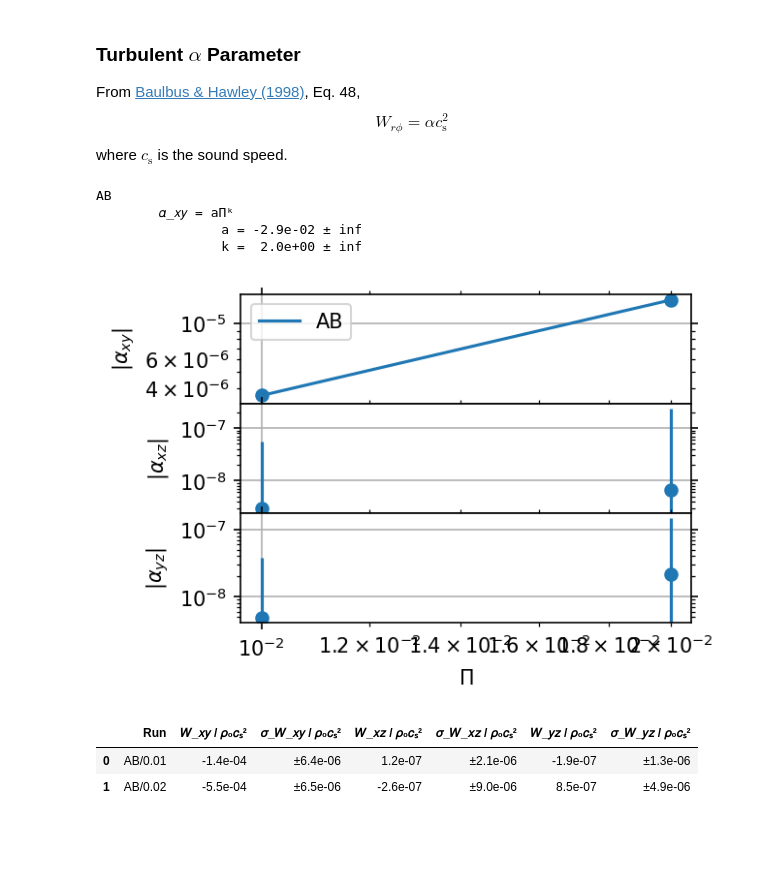
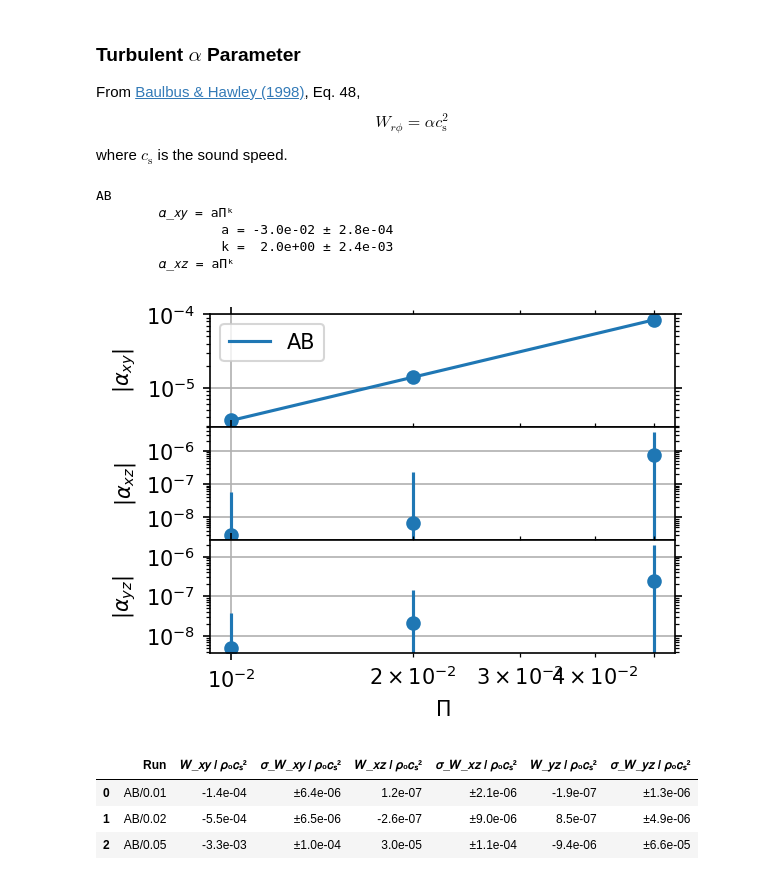
Before and after one commit to sabaronett/streaming-instability, a Jupyter notebook: ipynb/ReStress.ipynb, the cells around one changed output. Drawn from its saved outputs; the diff is of its cells as text; code cells hidden in the pictures; blank space fills up the shorter version.

```diff
--- a/ipynb/ReStress.ipynb
+++ b/ipynb/ReStress.ipynb
@@ -128,7 +128,7 @@ from scipy.optimize import curve_fit
 fig, axs = plt.subplots(3, 1, sharex='col', figsize=(4, 3), dpi=150)
 workdir = '../unstrat'
 cases = [['AB', 2.0, 'tab:blue']]#, ['BA', 20.0, 'tab:orange']]
-Pis = [0.01, 0.02]#, 0.05, 0.10]
+Pis = [0.01, 0.02, 0.05]#, 0.10]
 res = '2048'
 runs = []
 Wxy_avg, Wxz_avg, Wyz_avg = [], [], []
@@ -190,7 +190,7 @@ for i, case in enumerate(cases):
     print('\t𝛼_𝑥𝑦 = aΠᵏ')
     print(f'\t\ta = {popt_xy[0]:8.1e} ± {perr_xy[0]:.1e}')
     print(f'\t\tk = {popt_xy[1]:8.1e} ± {perr_xy[1]:.1e}')
-    # print('\t𝛼_𝑥𝑧 = aΠᵏ')
+    print('\t𝛼_𝑥𝑧 = aΠᵏ')
     # print(f'\t\ta = {popt_xz[0]:8.1e} ± {perr_xz[0]:.1e}')
     # print(f'\t\tk = {popt_xz[1]:8.1e} ± {perr_xz[1]:.1e}')
     # print('\t𝛼_𝑦𝑧 = aΠᵏ')
@@ -228,36 +228,38 @@ df = pd.DataFrame({
     '𝑊_𝑥𝑦 / 𝜌₀𝑐ₛ²'   : Wxy_avg,
     '𝜎_𝑊_𝑥𝑦 / 𝜌₀𝑐ₛ²' : Wxy_std,
     # '𝛼_𝑥𝑦 / 𝜌₀'      : np.asarray(alpha_xy_avg).flat,
     # '𝜎_𝛼_𝑥𝑦 / 𝜌₀'    : np.asarray(alpha_xy_std).flat,
     '𝑊_𝑥𝑧 / 𝜌₀𝑐ₛ²'   : Wxz_avg,
     '𝜎_𝑊_𝑥𝑧 / 𝜌₀𝑐ₛ²' : Wxz_std,
     # '𝛼_𝑥𝑧 / 𝜌₀'      : np.asarray(alpha_xz_avg).flat,
     # '𝜎_𝛼_𝑥𝑧 / 𝜌₀'    : np.asarray(alpha_xz_std).flat,
     '𝑊_𝑦𝑧 / 𝜌₀𝑐ₛ²'   : Wyz_avg,
     '𝜎_𝑊_𝑦𝑧 / 𝜌₀𝑐ₛ²' : Wyz_std,
     # '𝛼_𝑦𝑧 / 𝜌₀'      : np.asarray(alpha_yz_avg).flat,
     # '𝜎_𝛼_𝑦𝑧 / 𝜌₀'    : np.asarray(alpha_yz_std).flat,
     })
 df.style.format({
     '𝑊_𝑥𝑦 / 𝜌₀𝑐ₛ²'   : '{:.1e}',
     '𝜎_𝑊_𝑥𝑦 / 𝜌₀𝑐ₛ²' : '±{:.1e}',
     # '𝛼_𝑥𝑦 / 𝜌₀'      : '{:.1e}',
     # '𝜎_𝛼_𝑥𝑦 / 𝜌₀'    : '±{:.1e}',
     '𝑊_𝑥𝑧 / 𝜌₀𝑐ₛ²'   : '{:.1e}',
     '𝜎_𝑊_𝑥𝑧 / 𝜌₀𝑐ₛ²' : '±{:.1e}',
     # '𝛼_𝑥𝑧 / 𝜌₀'      : '{:.1e}',
     # '𝜎_𝛼_𝑥𝑧 / 𝜌₀'    : '±{:.1e}',
     '𝑊_𝑦𝑧 / 𝜌₀𝑐ₛ²'   : '{:.1e}',
     '𝜎_𝑊_𝑦𝑧 / 𝜌₀𝑐ₛ²' : '±{:.1e}',
     # '𝛼_𝑦𝑧 / 𝜌₀'      : '{:.1e}',
     # '𝜎_𝛼_𝑦𝑧 / 𝜌₀'    : '±{:.1e}',
     })
 # %% [output]
 AB
         𝛼_𝑥𝑦 = aΠᵏ
-                a = -2.9e-02 ± inf
-                k =  2.0e+00 ± inf
+                a = -3.0e-02 ± 2.8e-04
+                k =  2.0e+00 ± 2.4e-03
+        𝛼_𝑥𝑧 = aΠᵏ
-[figure, old version]
+[figure, new version]
 |  | Run | 𝑊_𝑥𝑦 / 𝜌₀𝑐ₛ² | 𝜎_𝑊_𝑥𝑦 / 𝜌₀𝑐ₛ² | 𝑊_𝑥𝑧 / 𝜌₀𝑐ₛ² | 𝜎_𝑊_𝑥𝑧 / 𝜌₀𝑐ₛ² | 𝑊_𝑦𝑧 / 𝜌₀𝑐ₛ² | 𝜎_𝑊_𝑦𝑧 / 𝜌₀𝑐ₛ² |
 | 0 | AB/0.01 | -1.4e-04 | ±6.4e-06 | 1.2e-07 | ±2.1e-06 | -1.9e-07 | ±1.3e-06 |
 | 1 | AB/0.02 | -5.5e-04 | ±6.5e-06 | -2.6e-07 | ±9.0e-06 | 8.5e-07 | ±4.9e-06 |
+| 2 | AB/0.05 | -3.3e-03 | ±1.0e-04 | 3.0e-05 | ±1.1e-04 | -9.4e-06 | ±6.6e-05 |
```
Also changed, not shown: parts of 1 cell of this notebook.
